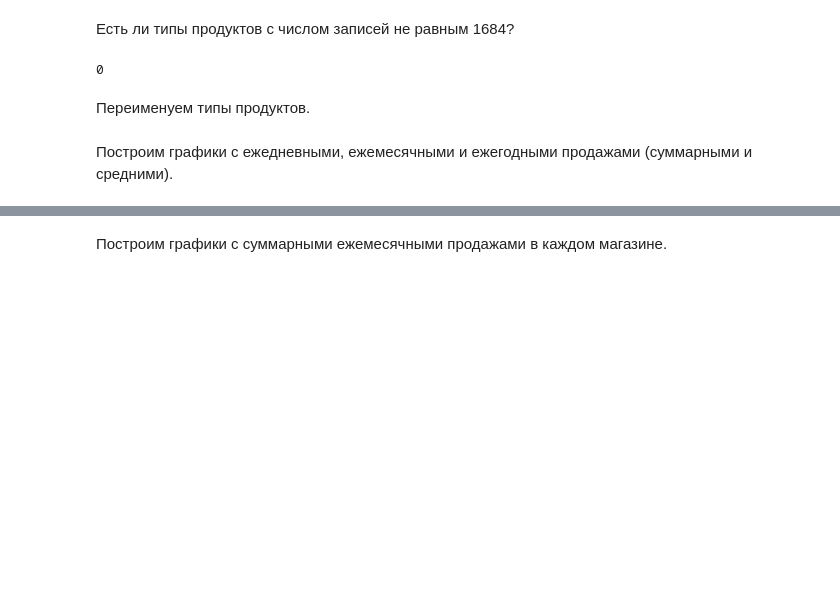
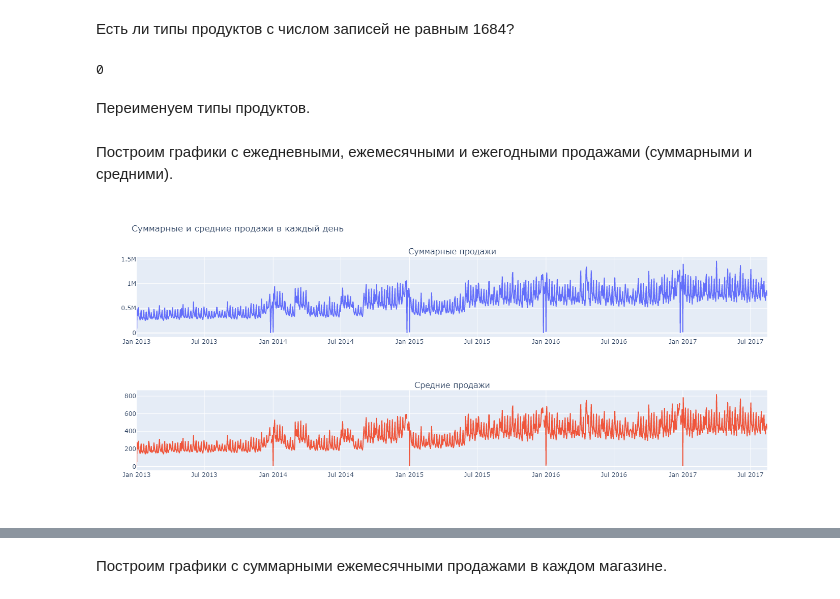
Before and after one commit to mellow-moon/store_sales_eda, a Jupyter notebook: preprocessing.ipynb, the cells around one changed output, grey strips where cells are left out. Saved outputs shown, nothing was run; the diff lists cells and outputs as text; code cells hidden in the pictures; blank space fills up the shorter version.

```diff
--- a/preprocessing.ipynb
+++ b/preprocessing.ipynb
@@ -397,23 +399,27 @@ df = df.replace({'family' : {'AUTOMOTIVE' : 'Автомобильные това
 # %%
 sales_by_day_sum = pd.DataFrame(df.set_index('date').sales.resample('D').sum()).reset_index()
 sales_by_day_mean = pd.DataFrame(df.set_index('date').sales.resample('D').mean()).reset_index()
 
 fig = make_subplots(
     rows=2, cols=1,
     subplot_titles=('Суммарные продажи', 'Средние продажи'))
 
 fig.append_trace(go.Scatter(
     x=sales_by_day_sum['date'],
     y=sales_by_day_sum['sales'],
 ), row=1, col=1)
 
 fig.append_trace(go.Scatter(
     x=sales_by_day_mean['date'],
     y=sales_by_day_mean['sales'],
 ), row=2, col=1)
 
 fig.update_layout(height=600, width=1400, title_text='Суммарные и средние продажи в каждый день', showlegend=False)
 fig.show()
+
+display(Image(filename='img/daily_sales_sum_avg.png', width=1200))
+# %% [output]
+[figure, added]
 # %%
 sales_by_month_sum = pd.DataFrame(df.set_index('date').sales.resample('M').sum()).reset_index()
 sales_by_month_mean = pd.DataFrame(df.set_index('date').sales.resample('M').mean()).reset_index()
```
Also changed, not shown: parts of 6 cells of this notebook, 5 other files.
